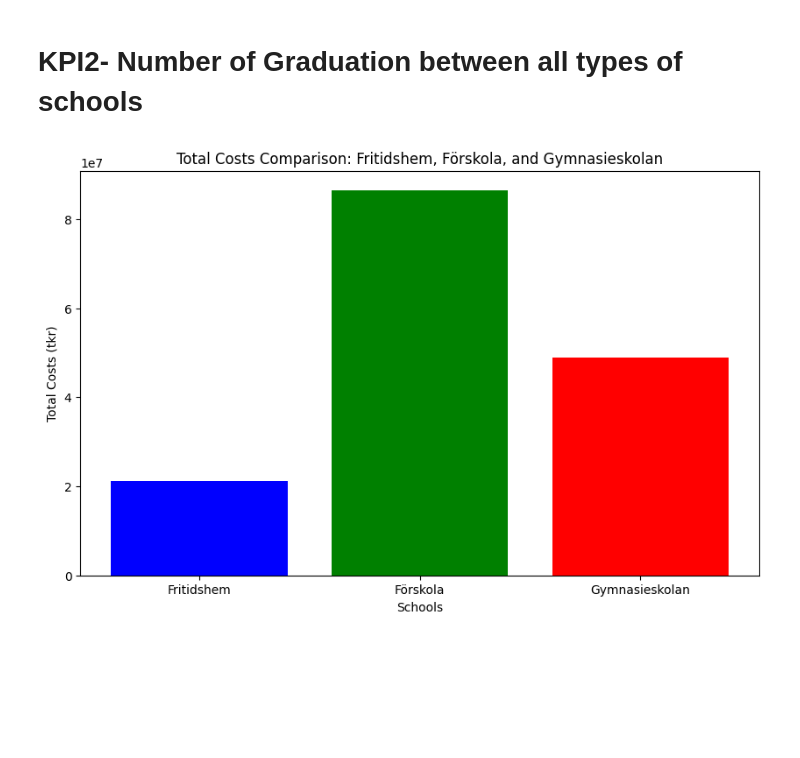
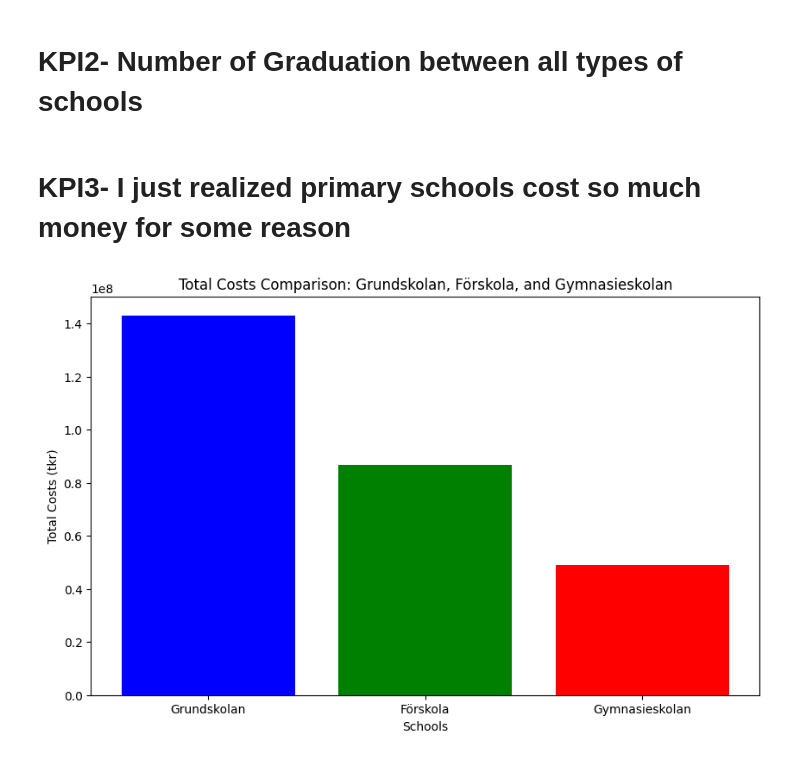
Before and after one commit to AntiSpiral-0/Python-Yassine-Ben-Thayer-OPA23, a Jupyter notebook: Lab 2/Lab2_uppgift2.ipynb, the cells around one changed output. Saved outputs shown, nothing was run; the diff lists cells and outputs as text; code cells hidden in the pictures; blank space fills up the shorter version.

```diff
--- a/Lab 2/Lab2_uppgift2.ipynb
+++ b/Lab 2/Lab2_uppgift2.ipynb
@@ -39,25 +39,27 @@ fig = px.bar(Data, x= categories, y = average_grade_point,
 
 
 fig.show()
+# %% [markdown]
+# KPI3- I just realized primary schools cost so much money for some reason
 # %%
 import pandas as pd
 import matplotlib.pyplot as plt
 
 # this file has some sort of problem with the spelling so i couldn't get the appropriate columns with pandas, well i got 3 types of schools here
 total_costs_data = {
-    "Verksamhet": ["Fritidshem", "Förskola", "Gymnasieskolan"],
-    "Totalkostnad": [21126456, 86536471, 48868231]
+    "Verksamhet": ["Grundskolan", "Förskola", "Gymnasieskolan"],
+    "Totalkostnad": [143016046, 86536471, 48868231]
 }
 
 
 df_total_costs = pd.DataFrame(total_costs_data)
 
-# Plot
+
 plt.figure(figsize=(10, 6))
 plt.bar(df_total_costs["Verksamhet"], df_total_costs["Totalkostnad"], color=['blue', 'green', 'red'])
 plt.xlabel('Schools')
 plt.ylabel('Total Costs (tkr)')
-plt.title('Total Costs Comparison: Fritidshem, Förskola, and Gymnasieskolan')
+plt.title('Total Costs Comparison: Grundskolan, Förskola, and Gymnasieskolan')
 plt.show()
 # %% [output]
-[figure, old version]
+[figure, new version]
```
Also changed, not shown: 2 other files.
